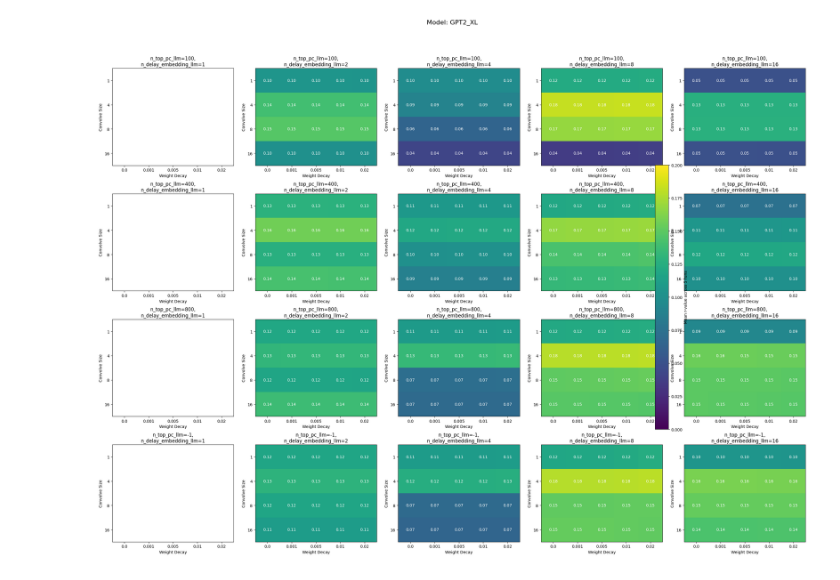
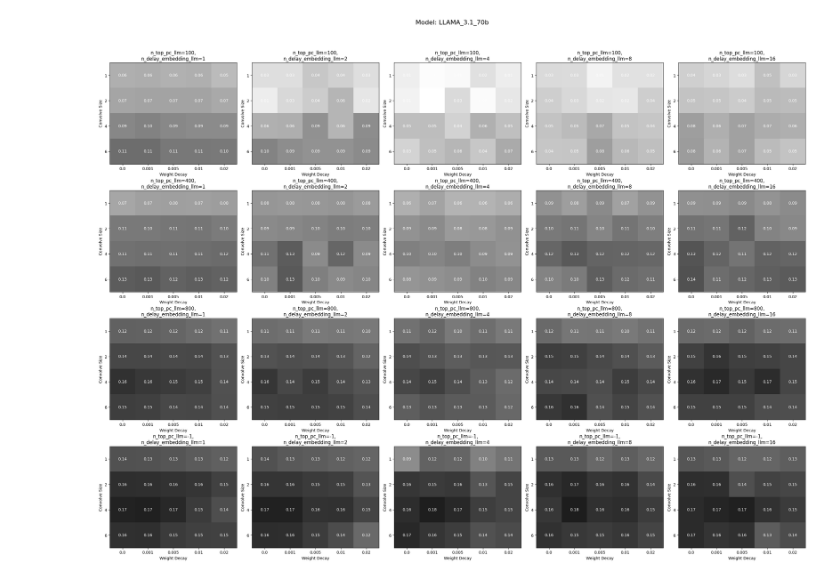
Before and after one commit to azaho/private_llm_bm, a Jupyter notebook: analyze_correlations.ipynb, the cells around one changed output. Cells and saved outputs as stored; diff of their text form; code cells hidden in the pictures.

Commit message:
add different models + tsar sh run

```diff
--- a/analyze_correlations.ipynb
+++ b/analyze_correlations.ipynb
@@ -5,14 +5,14 @@ import numpy as np
 import matplotlib.pyplot as plt
 
 # Set this to 0 or 1 depending on which model you want to plot
-llm_model_index = 0  # Change this to 1 for the other model
+llm_model_index = 1  # Change this to 1 for the other model
 
 # Parameters
 weight_decay_values = [0.0, 0.001, 0.005, 0.01, 0.02]
-convolve_size_values = [1, 4, 8, 16]
+convolve_size_values = [1, 2, 4, 6]
 n_top_pc_llm_values = [100, 400, 800, -1]
 n_delay_embedding_llm_values = [1, 2, 4, 8, 16]
-random_seeds = [0]#list(range(5))  # 0 to 4
+random_seeds = list(range(5))  # 0 to 4
 
 # Function to read JSON files and extract r values
 def extract_r_value(filename):
@@ -39,41 +39,38 @@ for i, n_top_pc_llm in enumerate(n_top_pc_llm_values):
                 for seed in random_seeds:
                     # Construct the filename
                     filename = f"figures/data_{'gpt2_xl' if llm_model_index == 0 else 'llama70b'}_nde{n_delay_embedding_llm}_npc{n_top_pc_llm}_cs{convolve_size}_wd{weight_decay:.3f}_r{seed}_data.json"
+                    #filename = f"figures_old/data_{'gpt2_xl' if llm_model_index == 0 else 'llama70b'}_nde{n_delay_embedding_llm}_npc{n_top_pc_llm}_cs{convolve_size}_wd{weight_decay:.3f}_data.json"
 
                     # Extract r value if file exists
                     if os.path.exists(filename):
                         r_values_runs.append(extract_r_value(filename))
 
                 # Calculate mean r value if we have any valid runs
                 if r_values_runs:
                     r_values_mean[k, l] = np.mean(r_values_runs)
                 else:
                     r_values_mean[k, l] = np.nan
 
         # Create heatmap with square boxes
-        im = axes[i, j].imshow(r_values_mean, cmap='viridis', aspect='equal', vmin=0, vmax=0.2)
+        im = axes[i, j].imshow(r_values_mean, cmap='gray_r', aspect='equal', vmin=0.0, vmax=0.2)
 
         # Add text annotations
         for k in range(len(convolve_size_values)):
             for l in range(len(weight_decay_values)):
                 text = axes[i, j].text(l, k, f'{r_values_mean[k, l]:.2f}',
                                        ha="center", va="center", color="w")
 
         # Set title and labels
         axes[i, j].set_title(f'n_top_pc_llm={n_top_pc_llm},\nn_delay_embedding_llm={n_delay_embedding_llm}')
         axes[i, j].set_xticks(range(len(weight_decay_values)))
         axes[i, j].set_yticks(range(len(convolve_size_values)))
         axes[i, j].set_xticklabels(weight_decay_values)
         axes[i, j].set_yticklabels(convolve_size_values)
         axes[i, j].set_xlabel('Weight Decay')
         axes[i, j].set_ylabel('Convolve Size')
 
-# Add a single colorbar for the entire figure
-cbar = fig.colorbar(im, ax=axes.ravel().tolist(), shrink=0.6)
-cbar.set_label('Mean r-value across 5 runs')
-
 # Adjust layout and display
 plt.tight_layout(rect=[0, 0.03, 1, 0.95])
 plt.show()
 # %% [output]
-[figure, old version]
+[figure, new version]
```
Also changed, not shown: parts of 1 cell of this notebook, 2 other files.
